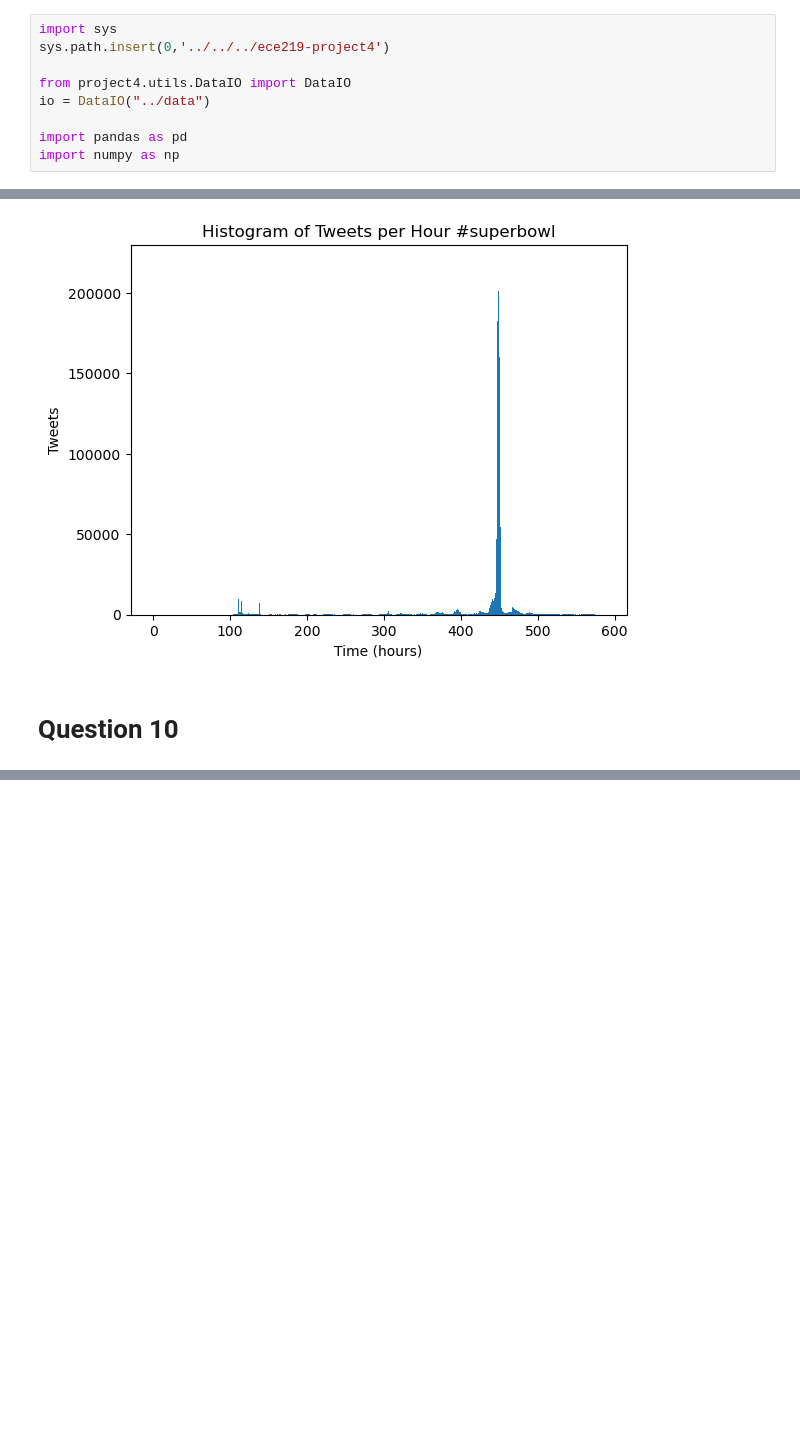
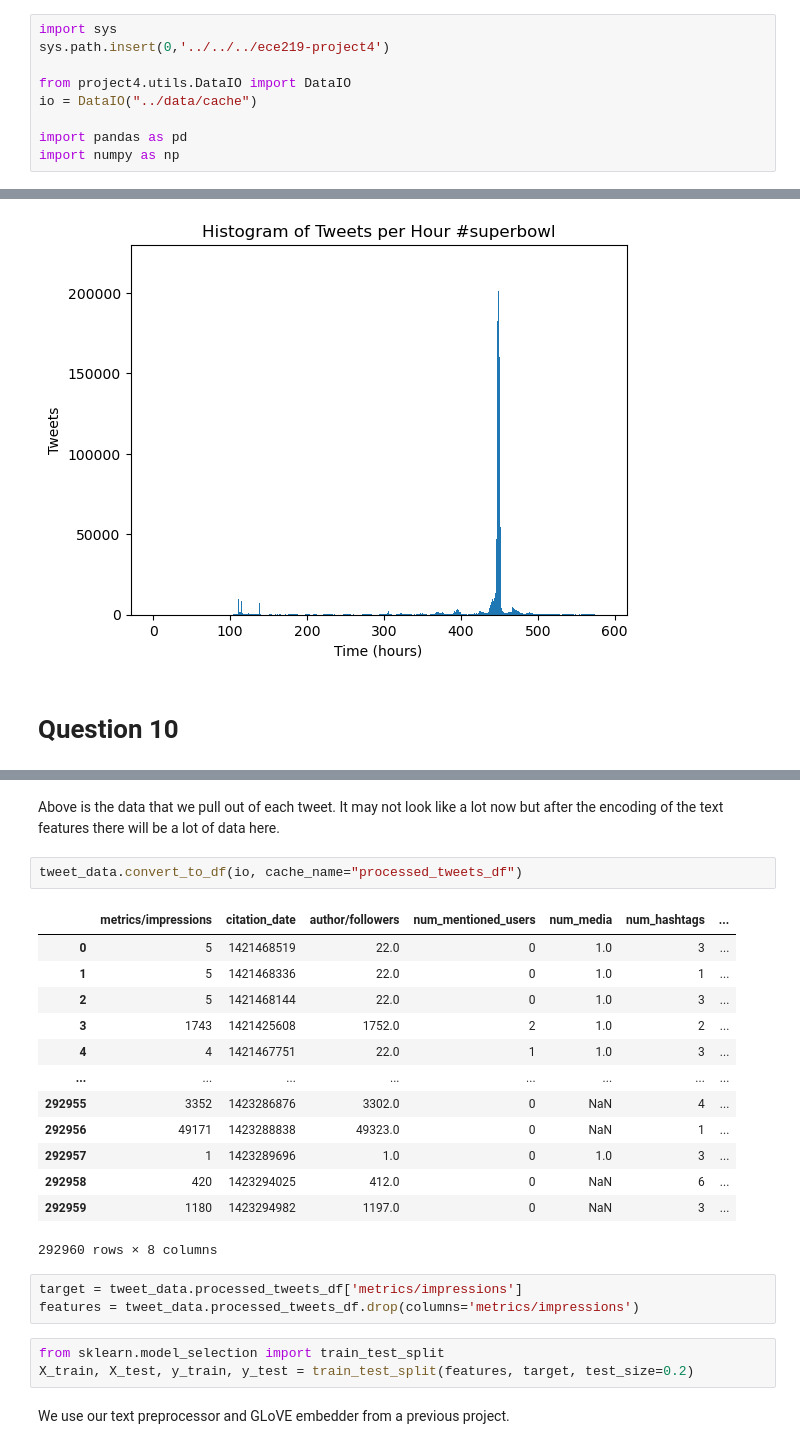
Before and after one commit to papaymaguire/ece219-project4, a Jupyter notebook: project4/notebooks/tweets_nb.ipynb, the cells around one changed output, grey strips where cells are left out. Drawn from its saved outputs; the diff is of its cells as text; blank space fills up the shorter version.

```diff
--- a/project4/notebooks/tweets_nb.ipynb
+++ b/project4/notebooks/tweets_nb.ipynb
@@ -3,7 +3,7 @@ import sys
 sys.path.insert(0,'../../../ece219-project4')
 
 from project4.utils.DataIO import DataIO
-io = DataIO("../data")
+io = DataIO("../data/cache")
 
 import pandas as pd
 import numpy as np
@@ -78,0 +155,26 @@ Our task is to try and predict which team a user is rooting for given the conten
+# %% [markdown]
+Above is the data that we pull out of each tweet. It may not look like a lot now but after the encoding of the text features there will be a lot of data here.
+# %%
+tweet_data.convert_to_df(io, cache_name="processed_tweets_df")
+# %% [output]
+|  | metrics/impressions | citation_date | author/followers | num_mentioned_users | num_media | num_hashtags | ... |
+| 0 | 5 | 1421468519 | 22.0 | 0 | 1.0 | 3 | ... |
+| 1 | 5 | 1421468336 | 22.0 | 0 | 1.0 | 1 | ... |
+| 2 | 5 | 1421468144 | 22.0 | 0 | 1.0 | 3 | ... |
+| 3 | 1743 | 1421425608 | 1752.0 | 2 | 1.0 | 2 | ... |
+| 4 | 4 | 1421467751 | 22.0 | 1 | 1.0 | 3 | ... |
+| ... | ... | ... | ... | ... | ... | ... | ... |
+| 292955 | 3352 | 1423286876 | 3302.0 | 0 | NaN | 4 | ... |
+| 292956 | 49171 | 1423288838 | 49323.0 | 0 | NaN | 1 | ... |
+| 292957 | 1 | 1423289696 | 1.0 | 0 | 1.0 | 3 | ... |
+| 292958 | 420 | 1423294025 | 412.0 | 0 | NaN | 6 | ... |
+| 292959 | 1180 | 1423294982 | 1197.0 | 0 | NaN | 3 | ... |
+292960 rows × 8 columns
+# %%
+target = tweet_data.processed_tweets_df['metrics/impressions']
+features = tweet_data.processed_tweets_df.drop(columns='metrics/impressions')
+# %%
+from sklearn.model_selection import train_test_split
+X_train, X_test, y_train, y_test = train_test_split(features, target, test_size=0.2)
+# %% [markdown]
+We use our text preprocessor and GLoVE embedder from a previous project.
```
Also changed, not shown: parts of 48 cells of this notebook, 5 other files.
